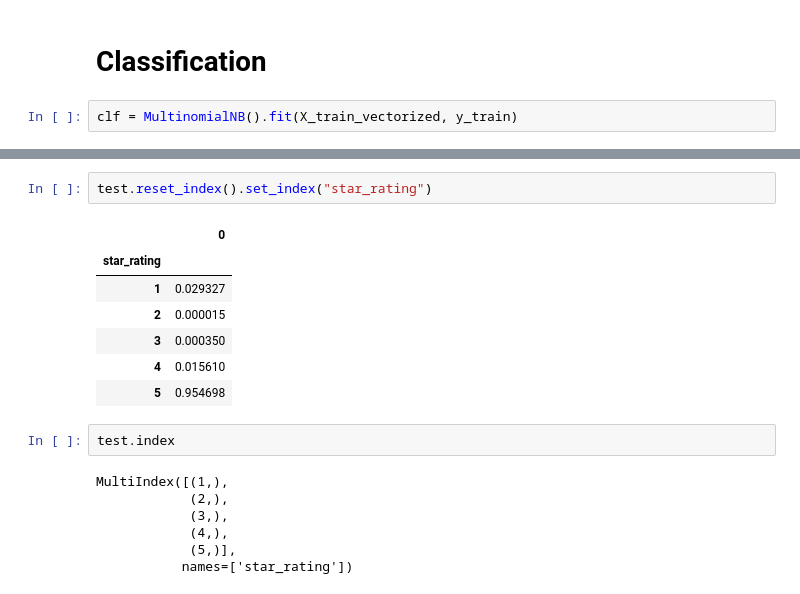
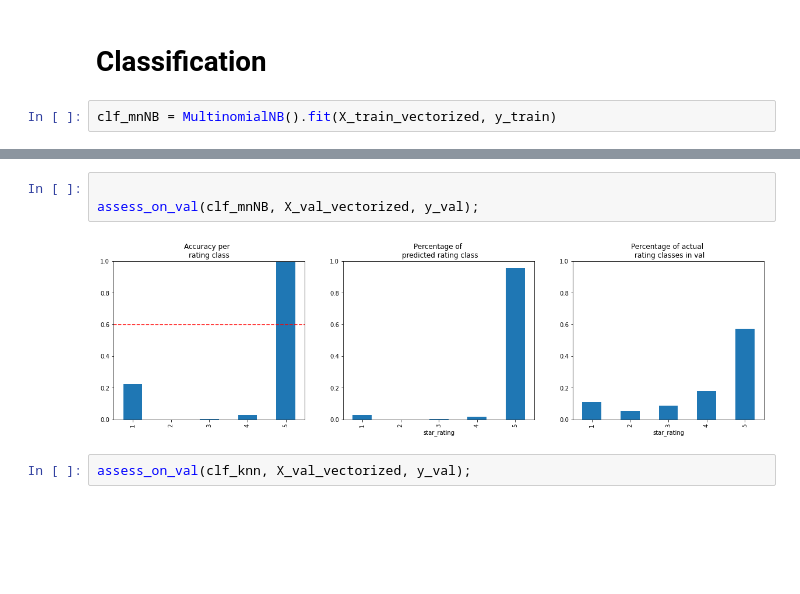
Before and after one commit to LLGH1/dsproject_supply_chain, a Jupyter notebook: model_pipeline.ipynb, the cells around one changed output, grey strips where cells are left out. Saved outputs shown, nothing was run; the diff lists cells and outputs as text; blank space fills up the shorter version.

```diff
--- a/model_pipeline.ipynb
+++ b/model_pipeline.ipynb
@@ -50,4 +62,4 @@ X_train_vectorized, X_val_vectorized = tf_idf_transformer(X_train, X_val)
 # %% [markdown]
 # Classification
 # %%
-clf = MultinomialNB().fit(X_train_vectorized, y_train)
+clf_mnNB = MultinomialNB().fit(X_train_vectorized, y_train)
@@ -105,19 +104,7 @@ dtype: float64
-# %%
-test.reset_index().set_index("star_rating")
-# %% [output]
-|  | 0 |
-| star_rating |  |
-| 1 | 0.029327 |
-| 2 | 0.000015 |
-| 3 | 0.000350 |
-| 4 | 0.015610 |
-| 5 | 0.954698 |
-# %%
-test.index
-# %% [output]
-MultiIndex([(1,),
-            (2,),
-            (3,),
-            (4,),
-            (5,)],
-           names=['star_rating'])
+# %%
+
+assess_on_val(clf_mnNB, X_val_vectorized, y_val);
+# %% [output]
+[figure, added]
+# %%
+assess_on_val(clf_knn, X_val_vectorized, y_val);
```
Also changed, not shown: parts of 10 cells of this notebook.
